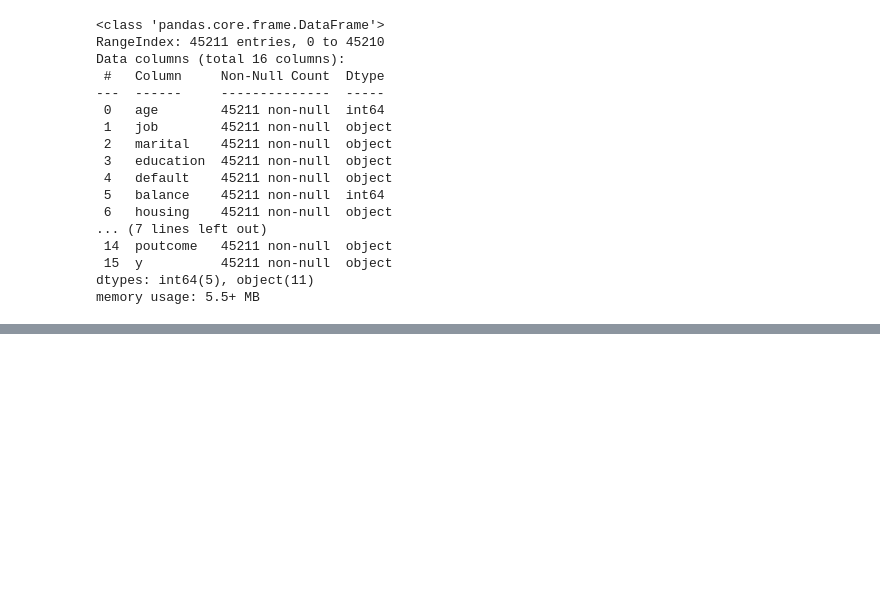
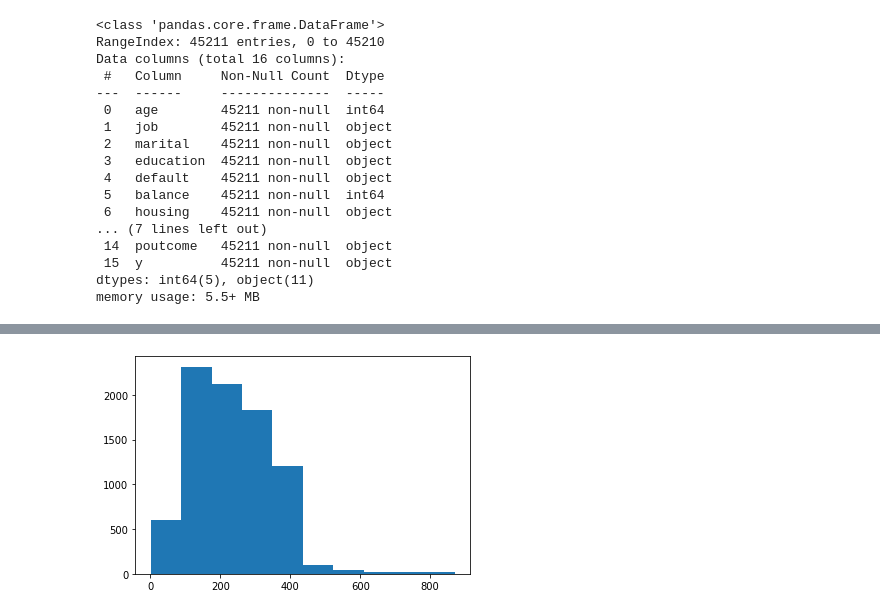
Before and after one commit to dsmukti/mukticapstone, a Jupyter notebook: Bank_Marketing_Effectiveness_Prediction_Capstone_Project_Mukti.ipynb, the cells around one changed output, grey strips where cells are left out. Cells and saved outputs as stored; diff of their text form; code cells hidden in the pictures; blank space fills up the shorter version.

```diff
--- a/Bank_Marketing_Effectiveness_Prediction_Capstone_Project_Mukti.ipynb
+++ b/Bank_Marketing_Effectiveness_Prediction_Capstone_Project_Mukti.ipynb
@@ -191,0 +329,5 @@ memory usage: 5.5+ MB
+# %%
+plt.hist(df.loc[df.pdays != -1, 'pdays'])
+plt.show()
+# %% [output]
+[figure, added]
```
Also changed, not shown: parts of 154 cells of this notebook.
